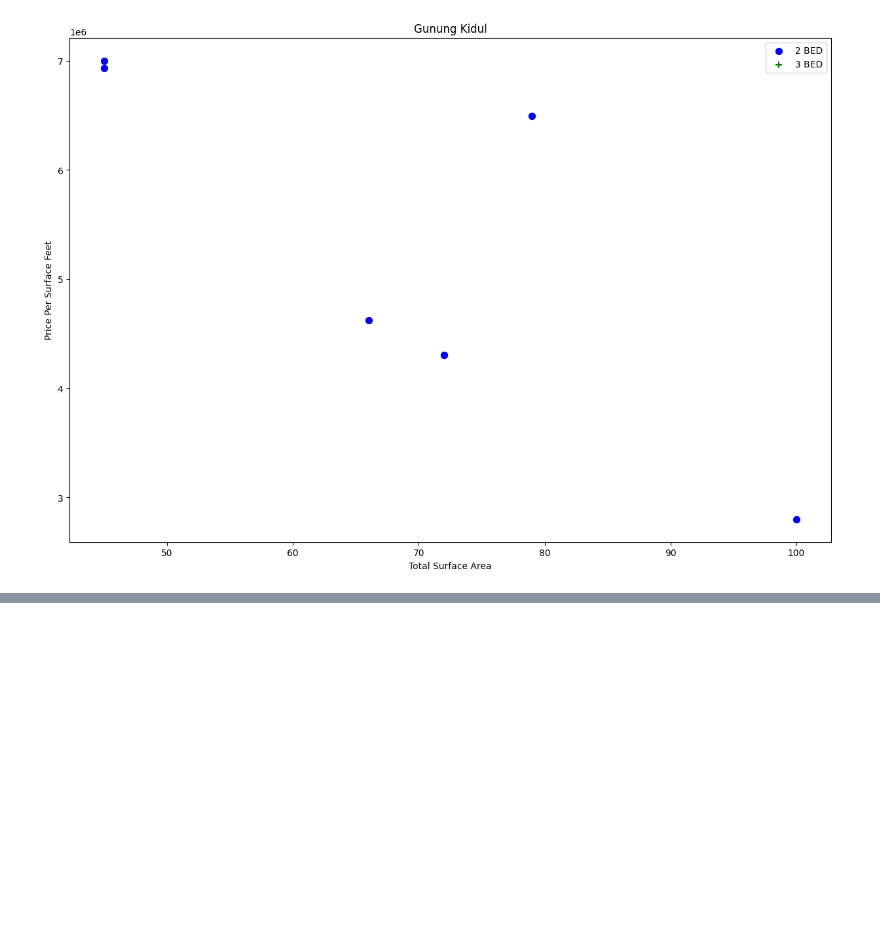
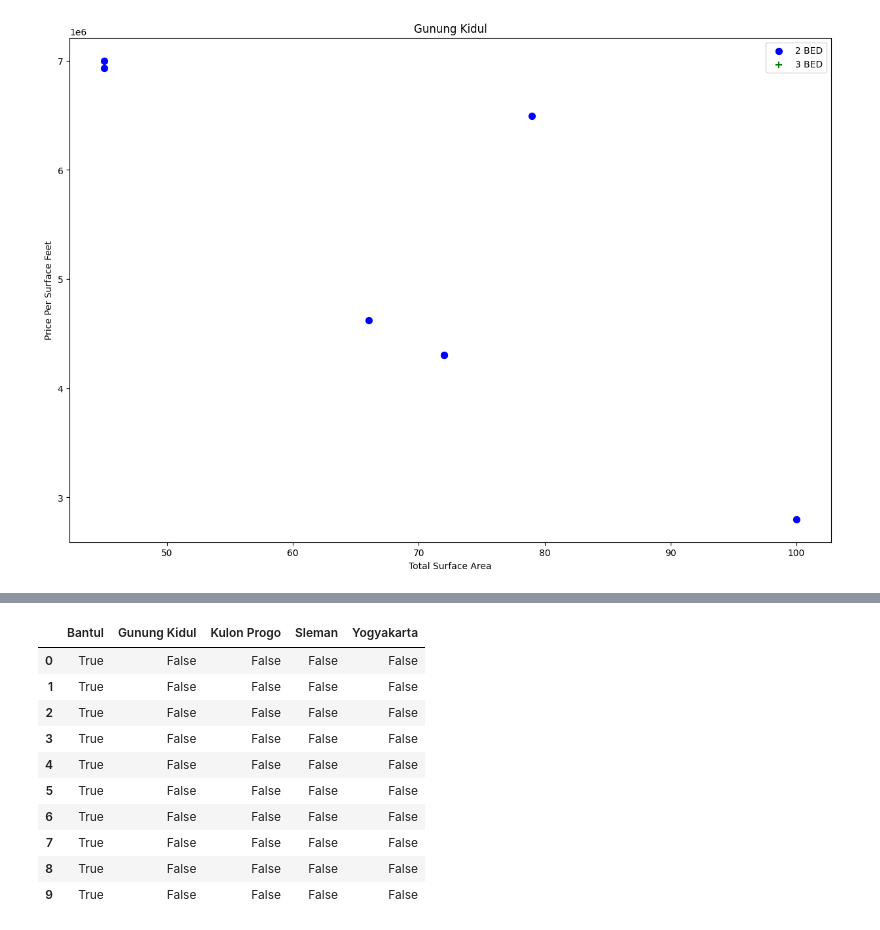
Before and after one commit to piezzy/yogyakarta-house-price-ml, a Jupyter notebook: main.ipynb, the cells around one changed output, grey strips where cells are left out. Cells and saved outputs as stored; diff of their text form; code cells hidden in the pictures; blank space fills up the shorter version.

```diff
--- a/main.ipynb
+++ b/main.ipynb
@@ -404,0 +481,3 @@ plot_scatter_chart(df3,'Gunung Kidul')
+# %%
+df6 = df5.drop(['price_per_surface'], axis='columns')
+df6.head()
@@ -404,0 +491,15 @@ plot_scatter_chart(df3,'Gunung Kidul')
+# %%
+dummies = pd.get_dummies(df6.location)
+dummies.head(10)
+# %% [output]
+|  | Bantul | Gunung Kidul | Kulon Progo | Sleman | Yogyakarta |
+| 0 | True | False | False | False | False |
+| 1 | True | False | False | False | False |
+| 2 | True | False | False | False | False |
+| 3 | True | False | False | False | False |
+| 4 | True | False | False | False | False |
+| 5 | True | False | False | False | False |
+| 6 | True | False | False | False | False |
+| 7 | True | False | False | False | False |
+| 8 | True | False | False | False | False |
+| 9 | True | False | False | False | False |
```
Also changed, not shown: parts of 27 cells of this notebook, 1 other file.
